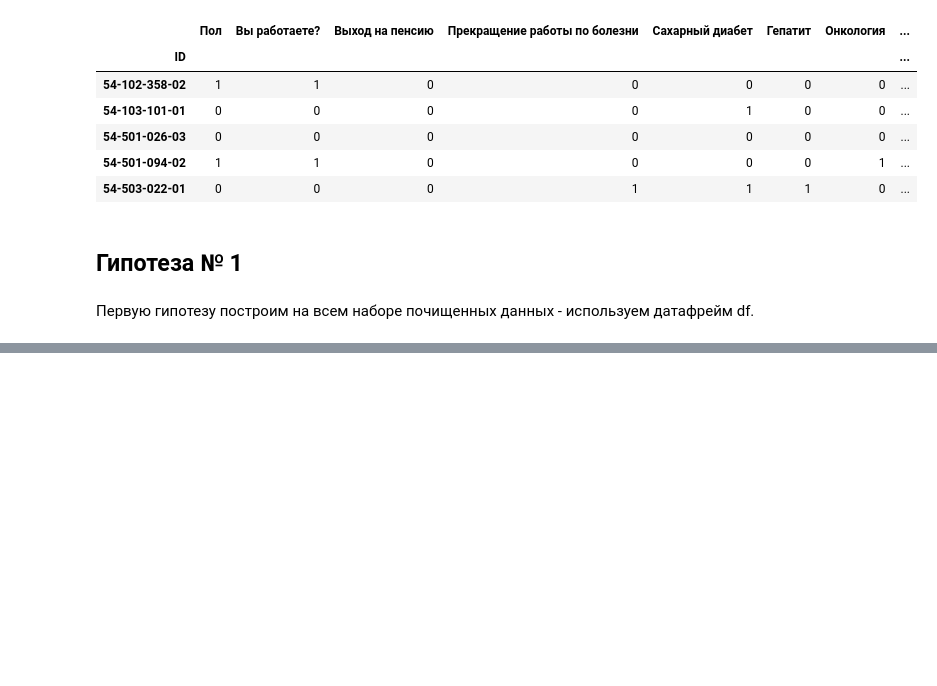
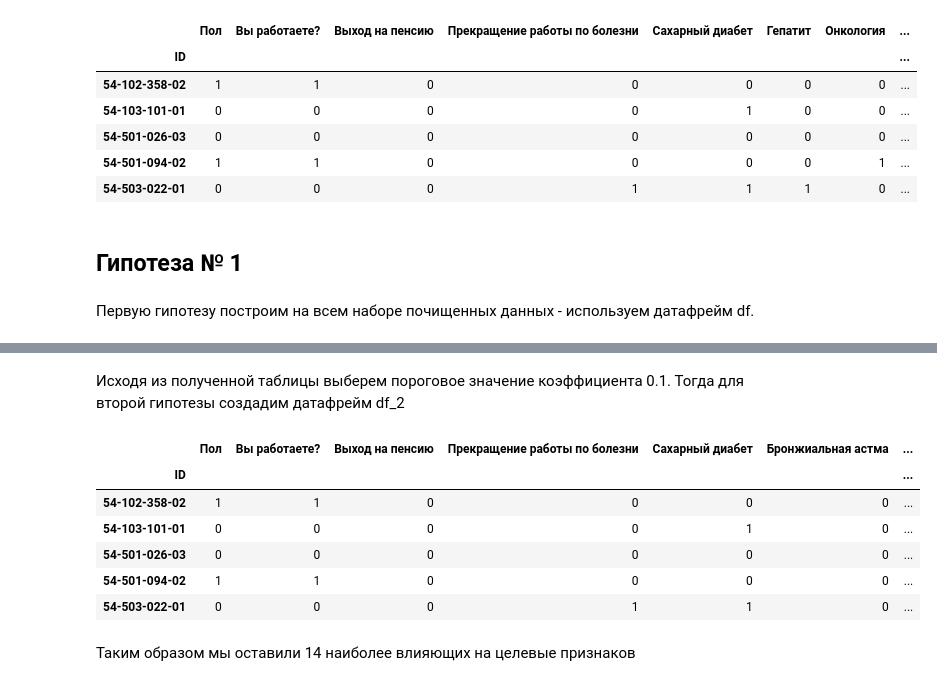
Before and after one commit to mic21053/AIchampionship, a Jupyter notebook: Championship.ipynb, the cells around one changed output, grey strips where cells are left out. Cells and saved outputs as stored; diff of their text form; code cells hidden in the pictures; blank space fills up the shorter version.

```diff
--- a/Championship.ipynb
+++ b/Championship.ipynb
@@ -341,0 +387,18 @@ corr_1
+# %% [markdown]
+Исходя из полученной таблицы выберем пороговое значение коэффициента 0.1. Тогда для второй гипотезы создадим датафрейм df_2
+# %%
+df_2 = corr_df
+df_2['summ'] = corr_df.applymap(lambda x: 1 if abs(x) <= 0.1 else 0).sum(axis = 1)
+df_2_rows = df_2[df_2['summ'] != 10].index
+df_2 = df.loc[:, list(df_2_rows)]
+df_2.head()
+# %% [output]
+|  | Пол | Вы работаете? | Выход на пенсию | Прекращение работы по болезни | Сахарный диабет | Бронжиальная астма | ... |
+| ID |  |  |  |  |  |  | ... |
+| 54-102-358-02 | 1 | 1 | 0 | 0 | 0 | 0 | ... |
+| 54-103-101-01 | 0 | 0 | 0 | 0 | 1 | 0 | ... |
+| 54-501-026-03 | 0 | 0 | 0 | 0 | 0 | 0 | ... |
+| 54-501-094-02 | 1 | 1 | 0 | 0 | 0 | 0 | ... |
+| 54-503-022-01 | 0 | 0 | 0 | 1 | 1 | 0 | ... |
+# %% [markdown]
+Таким образом мы оставили 14 наиболее влияющих на целевые признаков
```
Also changed, not shown: parts of 9 cells of this notebook.
